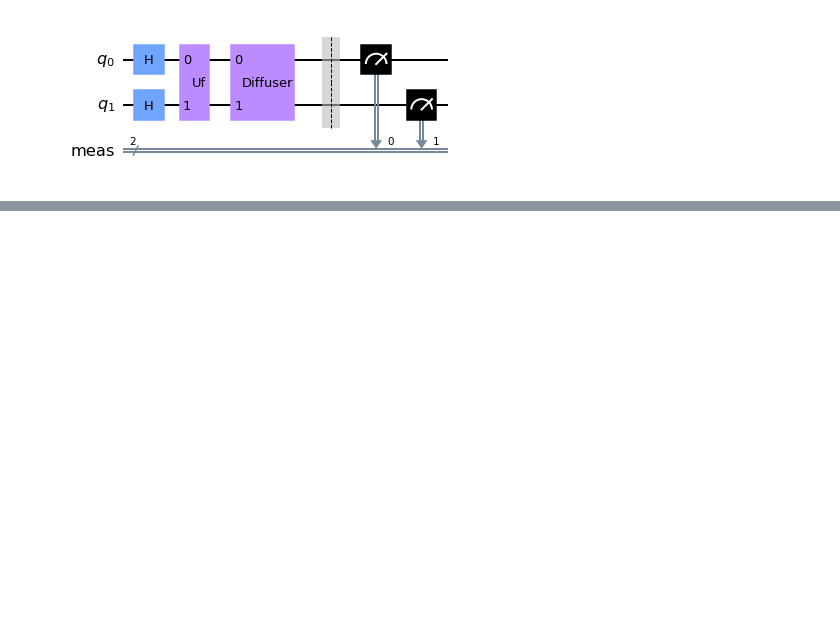
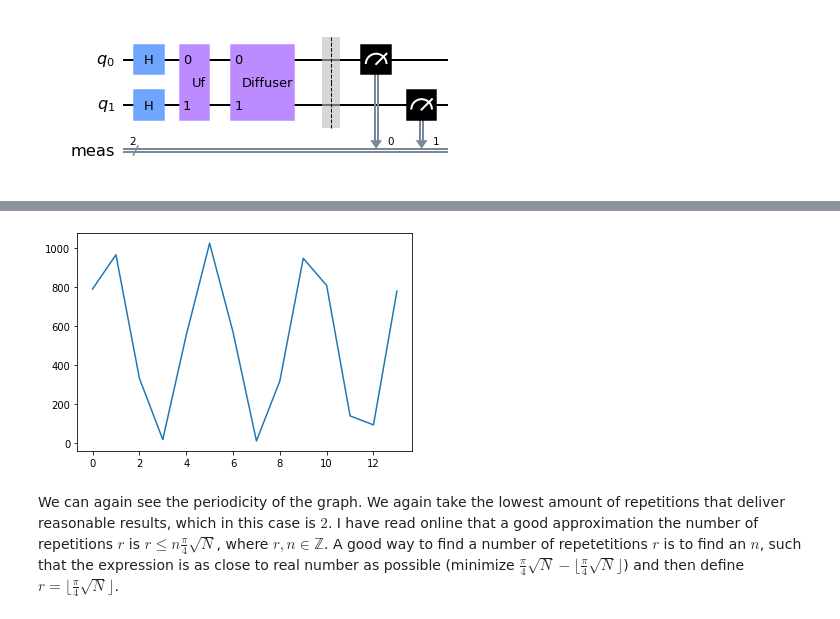
Before and after one commit to tommasopeduzzi/Quantum-Computation-2022, a Jupyter notebook: Week 10/Exercise9.ipynb, the cells around one changed output, grey strips where cells are left out. Saved outputs shown, nothing was run; the diff lists cells and outputs as text; code cells hidden in the pictures; blank space fills up the shorter version.

```diff
--- a/Week 10/Exercise9.ipynb
+++ b/Week 10/Exercise9.ipynb
@@ -59,0 +124,22 @@ qc.draw(output='mpl')
+# %%
+results = []
+N = 3
+for rep in range(1, 15):
+    qc = QuantumCircuit(N)
+    qc.h(list(range(N))) # Put qubits into a superposition of all numbers
+    for i in range(rep):
+        qc.unitary(u_f, list(range(N)), 'Uf')
+        qc.append(diffuser(N), list(range(N)))
+
+    qc.measure_all()
+    circ = transpile(qc, sim)
+    result = sim.run(circ).result()
+    counts = result.get_counts(circ)
+    results.append(counts['100'])
+
+plt.plot(results)
+plt.show()
+# %% [output]
+[figure, added]
+# %% [markdown]
+We can again see the periodicity of the graph. We again take the lowest amount of repetitions that deliver reasonable results, which in this case is $2$. I have read online that a good approximation the number of repetitions $r$ is $r \leq n \frac\pi4 \sqrt N$, where $r, n\in \mathbb Z$. A good way to find a number of repetetitions $r$ is to find an $n$, such that the expression is as close to real number as possible (minimize $\frac\pi4 \sqrt N - \lfloor{\frac\pi4 \sqrt N}\rfloor$) and then define $r  = \lfloor{\frac\pi4 \sqrt N}\rfloor$.
```
Also changed, not shown: parts of 30 cells of this notebook, 3 other files.
